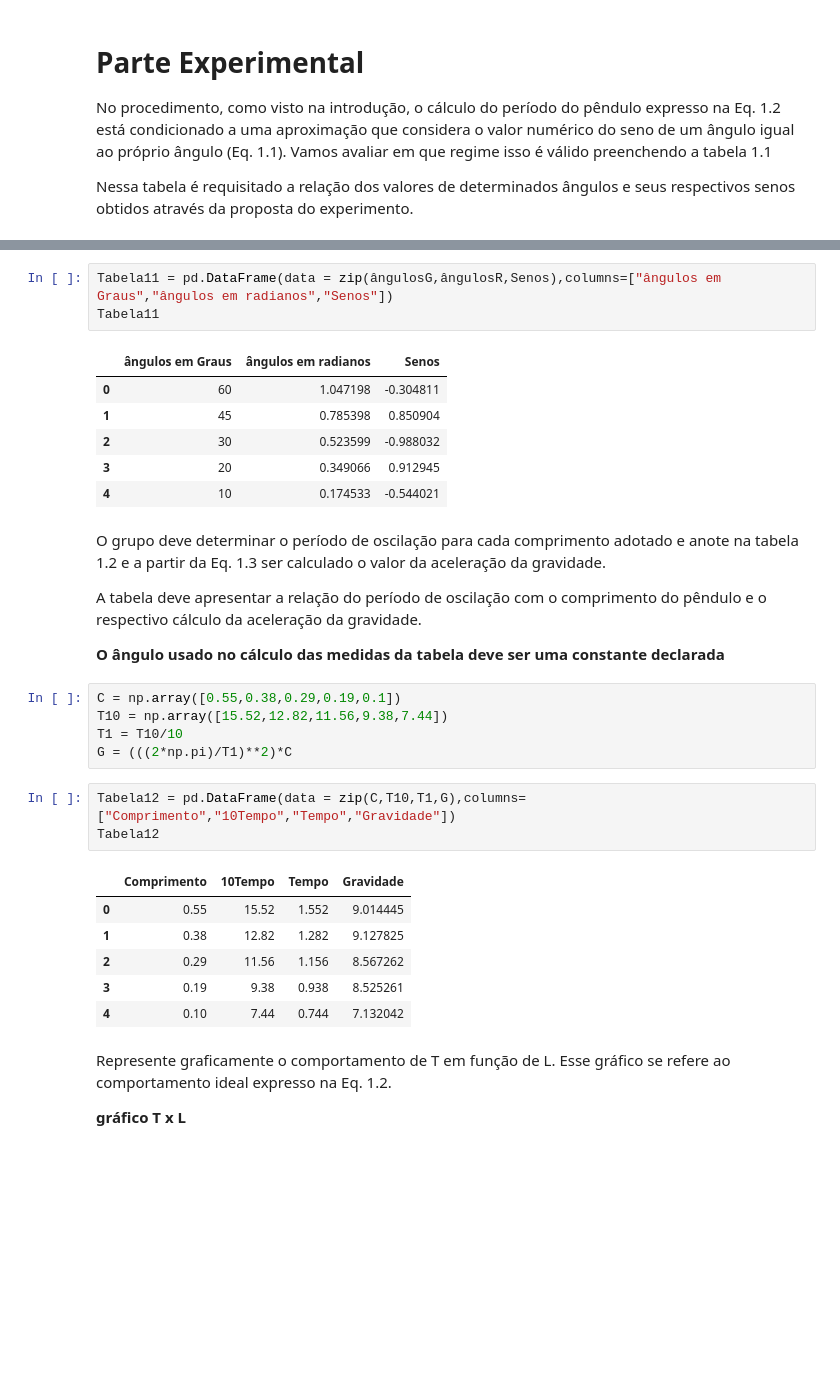
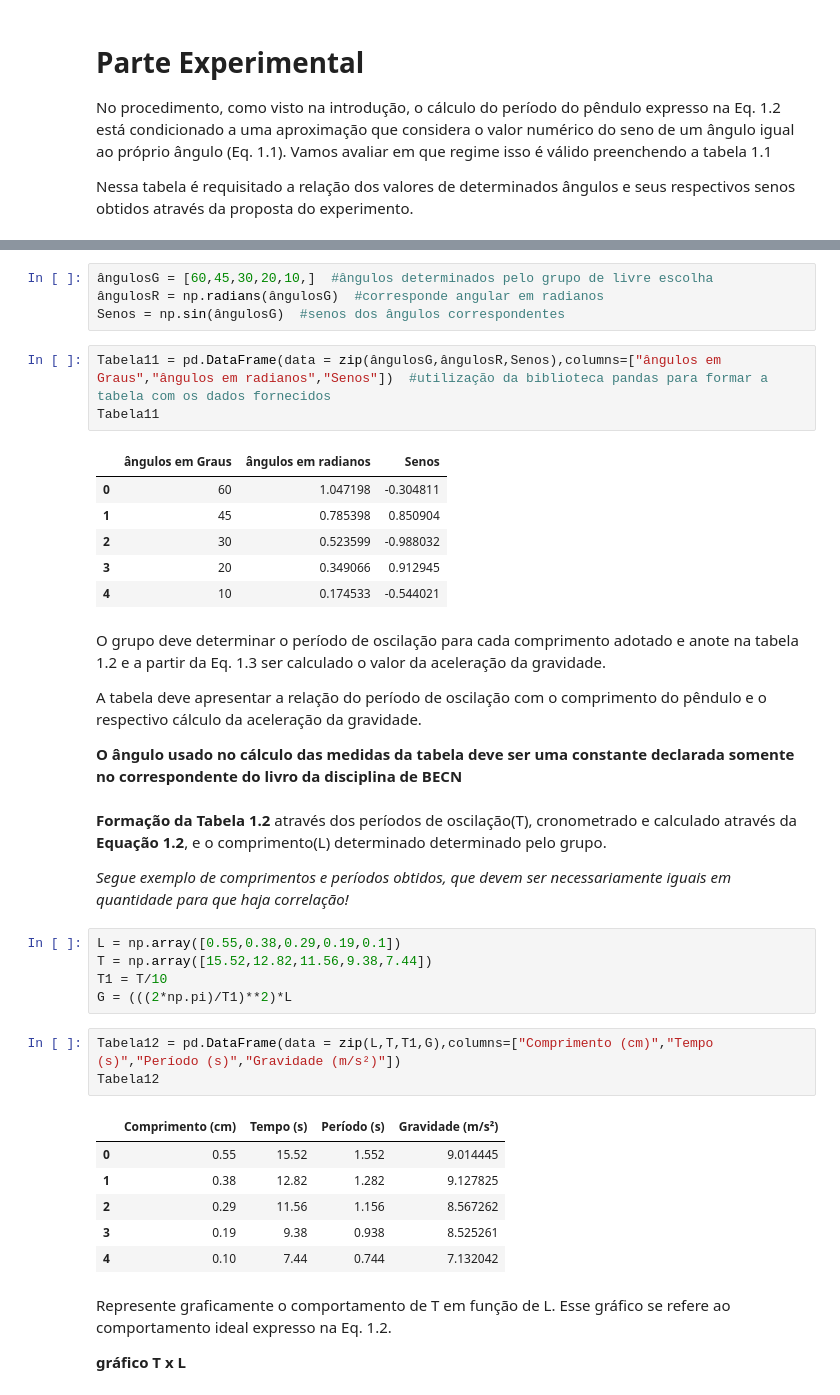
Before and after one commit to orduardo/ProjetoFinal, a Jupyter notebook: Cópia_de_ProjetoFinalEduardo&Fernanda.ipynb, the cells around one changed output, grey strips where cells are left out. Cells and saved outputs as stored; diff of their text form; blank space fills up the shorter version.

```diff
--- a/Cópia_de_ProjetoFinalEduardo&Fernanda.ipynb
+++ b/Cópia_de_ProjetoFinalEduardo&Fernanda.ipynb
@@ -90,5 +95,9 @@ Senos = np.sin(ângulosG)
+# %%
+ângulosG = [60,45,30,20,10,]  #ângulos determinados pelo grupo de livre escolha
+ângulosR = np.radians(ângulosG)  #corresponde angular em radianos
+Senos = np.sin(ângulosG)  #senos dos ângulos correspondentes
 # %%
-Tabela11 = pd.DataFrame(data = zip(ângulosG,ângulosR,Senos),columns=["ângulos em Graus","ângulos em radianos","Senos"])
+Tabela11 = pd.DataFrame(data = zip(ângulosG,ângulosR,Senos),columns=["ângulos em Graus","ângulos em radianos","Senos"])  #utilização da biblioteca pandas para formar a tabela com os dados fornecidos
 Tabela11
 # %% [output]
 |  | ângulos em Graus | ângulos em radianos | Senos |
@@ -102,17 +111,21 @@ O grupo deve determinar o período de oscilação para cada comprimento adotado
 
 A tabela deve apresentar a relação do período de oscilação com o comprimento do pêndulo e o respectivo cálculo da aceleração da gravidade.
 
-**O ângulo usado no cálculo das medidas da tabela deve ser uma constante declarada**
+**O ângulo usado no cálculo das medidas da tabela deve ser uma constante declarada somente no correspondente do livro da disciplina de BECN**
+# %% [markdown]
+**Formação da Tabela 1.2** através dos períodos de oscilação(T), cronometrado e calculado através da **Equação 1.2**, e o comprimento(L) determinado determinado pelo grupo.
+
+*Segue exemplo de comprimentos e períodos obtidos, que devem ser necessariamente iguais em quantidade para que haja correlação!*
 # %%
-C = np.array([0.55,0.38,0.29,0.19,0.1])
-T10 = np.array([15.52,12.82,11.56,9.38,7.44])
-T1 = T10/10
-G = (((2*np.pi)/T1)**2)*C
+L = np.array([0.55,0.38,0.29,0.19,0.1])
+T = np.array([15.52,12.82,11.56,9.38,7.44])
+T1 = T/10
+G = (((2*np.pi)/T1)**2)*L
 # %%
-Tabela12 = pd.DataFrame(data = zip(C,T10,T1,G),columns=["Comprimento","10Tempo","Tempo","Gravidade"])
+Tabela12 = pd.DataFrame(data = zip(L,T,T1,G),columns=["Comprimento (cm)","Tempo (s)","Período (s)","Gravidade (m/s²)"])
 Tabela12
 # %% [output]
-|  | Comprimento | 10Tempo | Tempo | Gravidade |
+|  | Comprimento (cm) | Tempo (s) | Período (s) | Gravidade (m/s²) |
 | 0 | 0.55 | 15.52 | 1.552 | 9.014445 |
 | 1 | 0.38 | 12.82 | 1.282 | 9.127825 |
 | 2 | 0.29 | 11.56 | 1.156 | 8.567262 |
```
Also changed, not shown: parts of 9 cells of this notebook.
